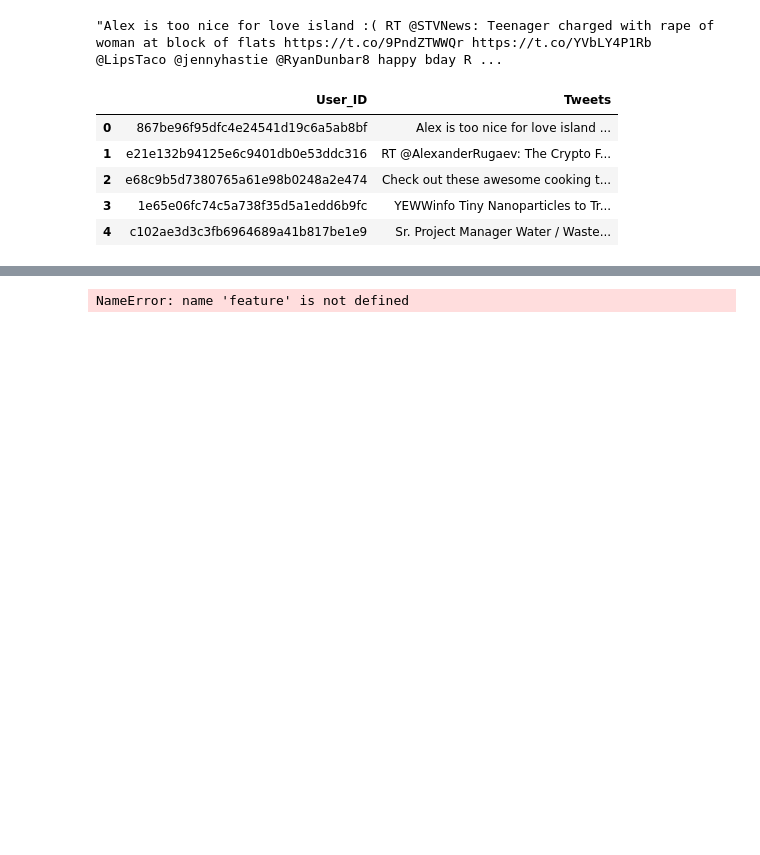
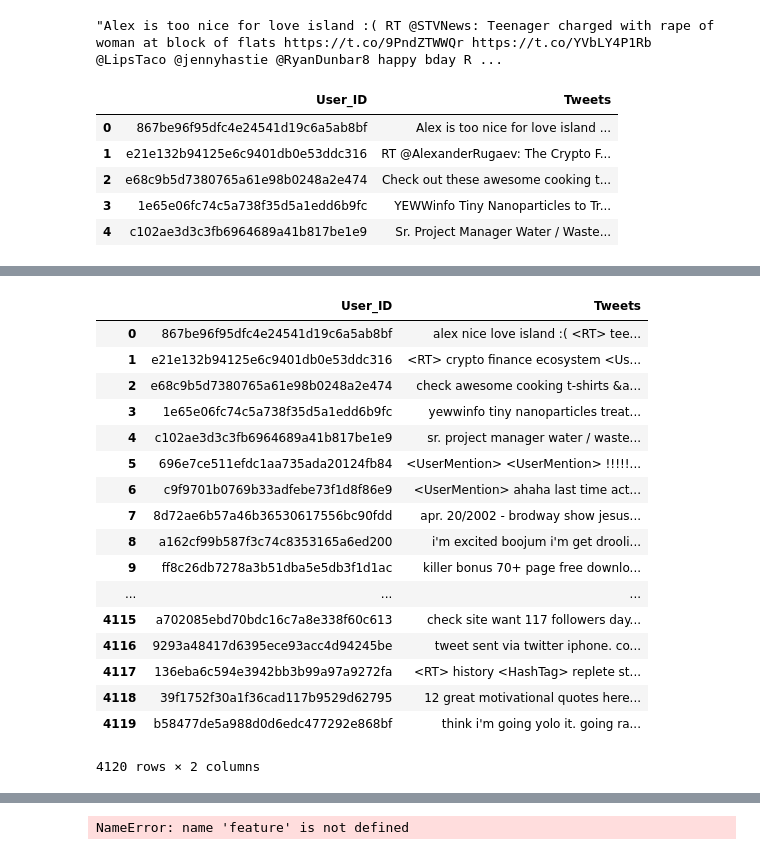
Before and after one commit to karolbon/bot-or-human, a Jupyter notebook: notebook_feature_engineering.ipynb, the cells around one changed output, grey strips where cells are left out. Saved outputs shown, nothing was run; the diff lists cells and outputs as text; code cells hidden in the pictures; blank space fills up the shorter version.

```diff
--- a/notebook_feature_engineering.ipynb
+++ b/notebook_feature_engineering.ipynb
@@ -77,0 +132,21 @@ df.head()
+# %%
+def remove_stopwords(tweet):
+    stopwords = nltk.corpus.stopwords.words('english')
+    # NLTK chaper 4.1
+    tweet_as_list = tweet.split(' ')
+    without_stopwords = [w for w in tweet_as_list if w.lower() not in stopwords]
+    return ' '.join(without_stopwords)
+# %%
+import re
+
+def process_tweet(tweet):
+    processed = tweet.lower()
+    processed = re.sub('https([^\s]+)', "<URL>", processed)
+    processed = re.sub('rt @([^\s]+)', '<RT>', processed)
+    processed = re.sub('@([^\s]+)', "<UserMention>", processed)
+    processed = re.sub('#([^\s]+)', '<HashTag>', processed)
+    processed = strip_emoji(processed)
+    processed = processed.replace('\n', ' ')
+    processed = remove_stopwords(processed)
+    processed = processed.replace("[^0-9a-zA-Z:,.?!]+", "")
+    return processed
@@ -78,3 +198,26 @@ df.head()
+# %%
+df['Tweets'] = df['Tweets'].apply(lambda x: process_tweet(x))
+# %%
+df
+# %% [output]
+|  | User_ID | Tweets |
+| 0 | 867be96f95dfc4e24541d19c6a5ab8bf | alex nice love island :( <RT> tee... |
+| 1 | e21e132b94125e6c9401db0e53ddc316 | <RT> crypto finance ecosystem <Us... |
+| 2 | e68c9b5d7380765a61e98b0248a2e474 | check awesome cooking t-shirts &a... |
+| 3 | 1e65e06fc74c5a738f35d5a1edd6b9fc | yewwinfo tiny nanoparticles treat... |
+| 4 | c102ae3d3c3fb6964689a41b817be1e9 | sr. project manager water / waste... |
+| 5 | 696e7ce511efdc1aa735ada20124fb84 | <UserMention> <UserMention> !!!!!... |
+| 6 | c9f9701b0769b33adfebe73f1d8f86e9 | <UserMention> ahaha last time act... |
+| 7 | 8d72ae6b57a46b36530617556bc90fdd | apr. 20/2002 - brodway show jesus... |
+| 8 | a162cf99b587f3c74c8353165a6ed200 | i'm excited boojum i'm get drooli... |
+| 9 | ff8c26db7278a3b51dba5e5db3f1d1ac | killer bonus 70+ page free downlo... |
+| ... | ... | ... |
+| 4115 | a702085ebd70bdc16c7a8e338f60c613 | check site want 117 followers day... |
+| 4116 | 9293a48417d6395ece93acc4d94245be | tweet sent via twitter iphone. co... |
+| 4117 | 136eba6c594e3942bb3b99a97a9272fa | <RT> history <HashTag> replete st... |
+| 4118 | 39f1752f30a1f36cad117b9529d62795 | 12 great motivational quotes here... |
+| 4119 | b58477de5a988d0d6edc477292e868bf | think i'm going yolo it. going ra... |
+4120 rows × 2 columns
 # %%
 from sklearn.feature_extraction.text import TfidfVectorizer
 # %%
```
Also changed, not shown: parts of 7 cells of this notebook.
